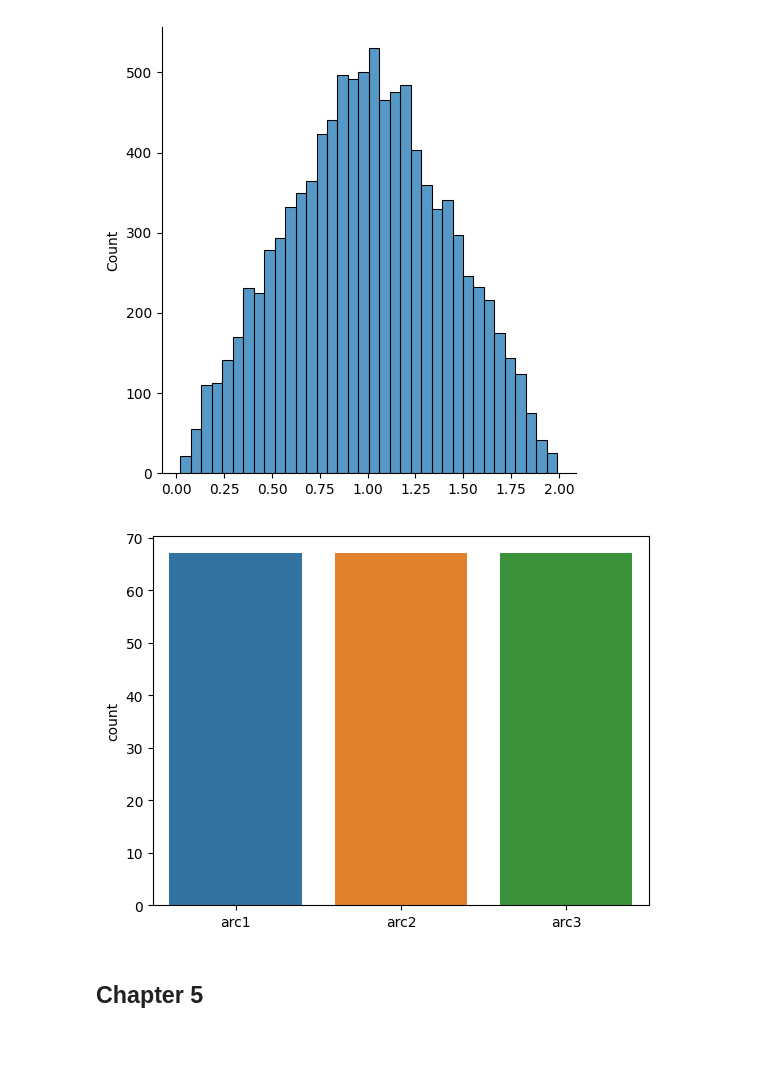
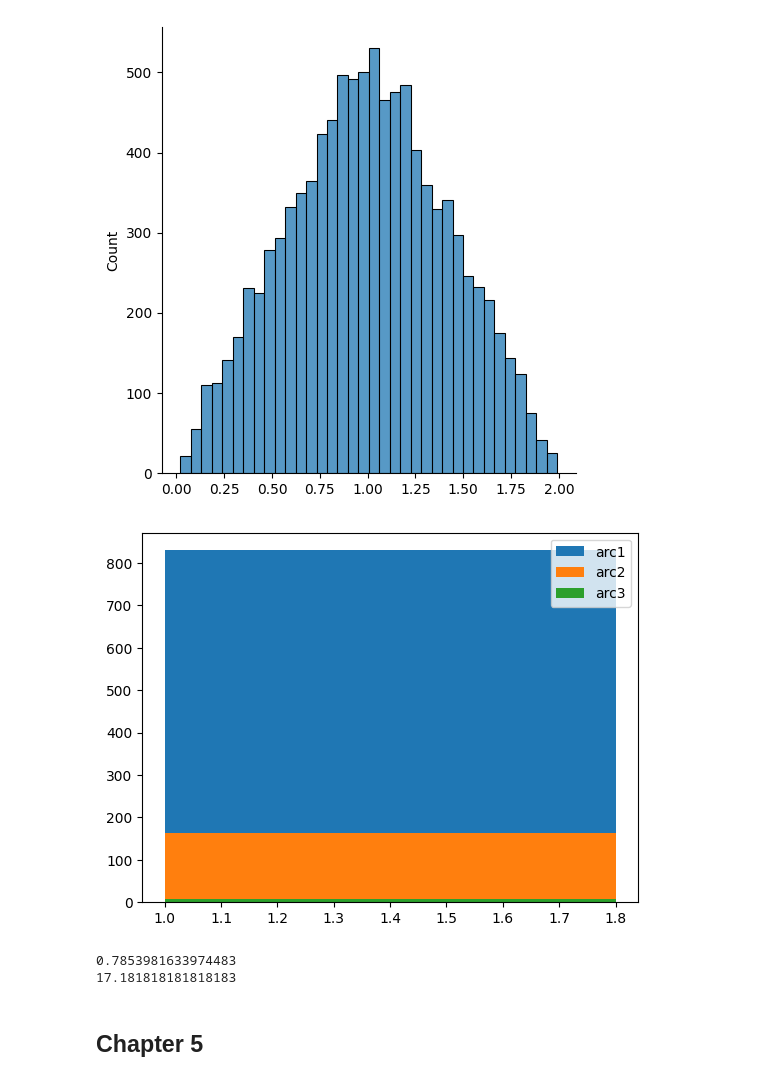
Before and after one commit to kevinhav/DATA605_discussion, a Jupyter notebook: week_5.ipynb, the cells around one changed output. Cells and saved outputs as stored; diff of their text form; code cells hidden in the pictures; blank space fills up the shorter version.

```diff
--- a/week_5.ipynb
+++ b/week_5.ipynb
@@ -208,39 +208,74 @@ def exercise_2_1(n):
 
     # This is one way to do it but not sure if it's a great way!
     # Divide unit circle into arcs of 1/2, 1/3, 1/6
     unit_circle_circumf = 2 * math.pi * 1 # unit circle, so radius of 1
 
     # Do I even need this? Can I not say that it is simply just a .5, .33, and .1667 chance respectively?
     # arc1 = (1/2) * unit_circle_circumf
     # arc2 = (1/3) * unit_circle_circumf
     # arc3 = (1/6) * unit_circle_circumf
 
     arc1 = 0.5
     arc2 = arc1 + 0.33   # Add each arc to each other to complete the circle
     arc3 = arc2 + 0.167
 
     results = {'arc1':[],
                'arc2':[],
                'arc3':[]}
 
-     # Simulate a spin between 0 and 1
+    # Simulate a spin between 0 and 1
     for i in range(n):
 
         x = random.random()
 
         # Track results
-        if 0 < x <= arc2:
+        if x > 0 and x <= arc2:
             results['arc1'].append(1)
-        elif arc1 < x <= arc3:
+        elif x > arc1 and x <= arc3:
             results['arc2'].append(1)
         else:
             results['arc3'].append(1)
 
-    sns.countplot(results)
+    plt.subplot()
 
-exercise_2_1(100)
+    for arc in results:
+        plt.bar(results[arc], height=sum(results[arc]), label = arc, align='edge')
+
+    plt.legend()
+
+exercise_2_1(1000)
 # %% [output]
-[figure, old version]
+[figure, new version]
+# %%
+# Exercise 3
+
+def exercise_2_3(n):
+
+    r = 0.5
+
+    circle_area = math.pi * r ** 2
+    print(circle_area)
+    non_circle = 1 - circle_area
+
+    hit = 0
+    miss = 0
+
+    for i in range(n):
+        # Get random coord
+        x = random.random()
+        y = random.random()
+
+        if x >= circle_area and y >= circle_area:
+            miss += 1
+        else:
+            hit +=1
+
+    print(hit / miss)
+
+exercise_2_3(1000)
+# %% [output]
+0.7853981633974483
+17.181818181818183
 # %% [markdown]
 ## Chapter 5
 # %% [markdown]
```
